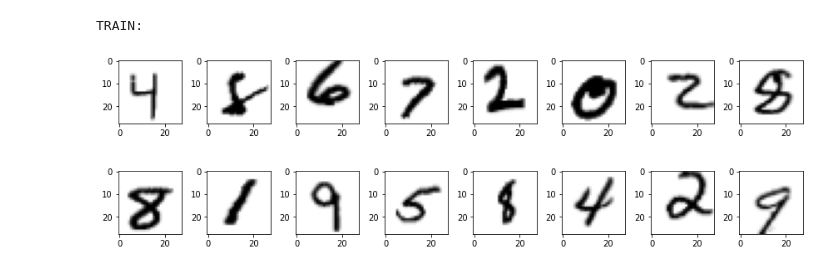
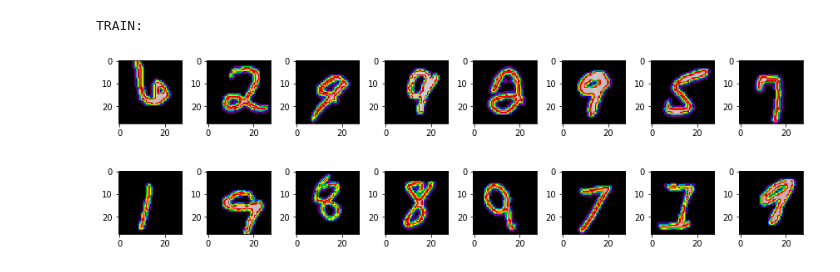
Before and after one commit to indykindyk/Sudoku-solver-opencv, a Jupyter notebook: src/gowno.ipynb, the cells around one changed output. Cells and saved outputs as stored; diff of their text form; code cells hidden in the pictures.

```diff
--- a/src/gowno.ipynb
+++ b/src/gowno.ipynb
@@ -31,8 +41,7 @@ TensorShape([60000, 10])
 # %%
-zoom_range=0.08 # define zoom range
+zoom_range=(1,2) # define zoom range
 # Create ImageDataGenerator training instance with data augmentation
-train_datagen = ImageDataGenerator(zoom_range=zoom_range, # zoom into the image
-                                   width_shift_range=(0.08, 2), # shift the image width ways
+train_datagen = ImageDataGenerator(width_shift_range=(0.08, 2), # shift the image width ways
                                    height_shift_range=(0.08, 2) ) # shift the image height ways
 
 valid_datagen = ImageDataGenerator()
@@ -44,16 +53,16 @@ num = num_row*num_col
 # %%
 print('TRAIN:\n')
 fig2, axes2 = plt.subplots(num_row, num_col, figsize=(1.5*num_col,2*num_row))
 for X, Y in train_datagen.flow(X_train ,y_train):
      for i in range(0, num):
           ax = axes2[i//num_col, i%num_col]
-          ax.imshow(X[i].reshape(28,28), cmap='gray_r')
+          ax.imshow(X[i].reshape(28,28), cmap='nipy_spectral')
      break
 plt.tight_layout()
 plt.show()
 # %% [output]
 TRAIN:
-[figure, old version]
+[figure, new version]
 # %%
 train_generator = train_datagen.flow(X_train, y_train)
 test_generator = valid_datagen.flow(X_test, y_test)
```
Also changed, not shown: parts of 13 cells of this notebook, 13 other files.
